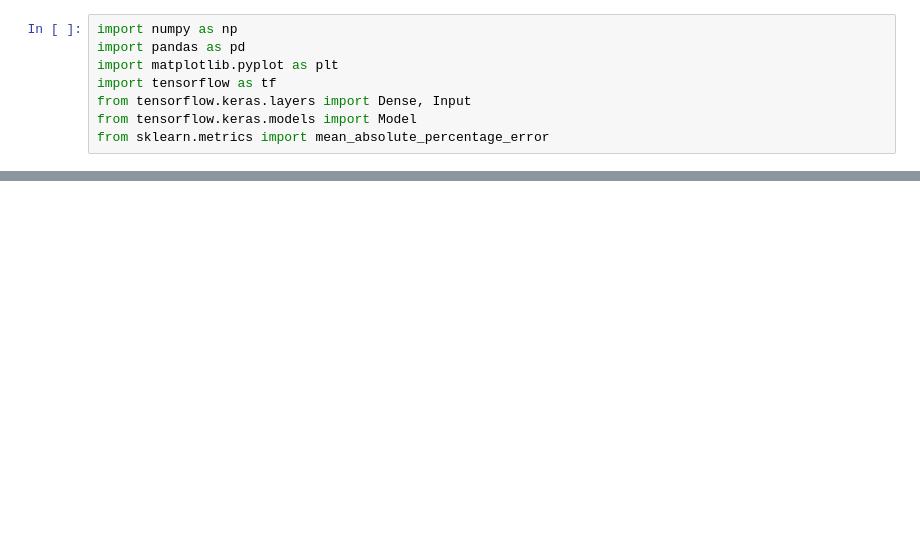
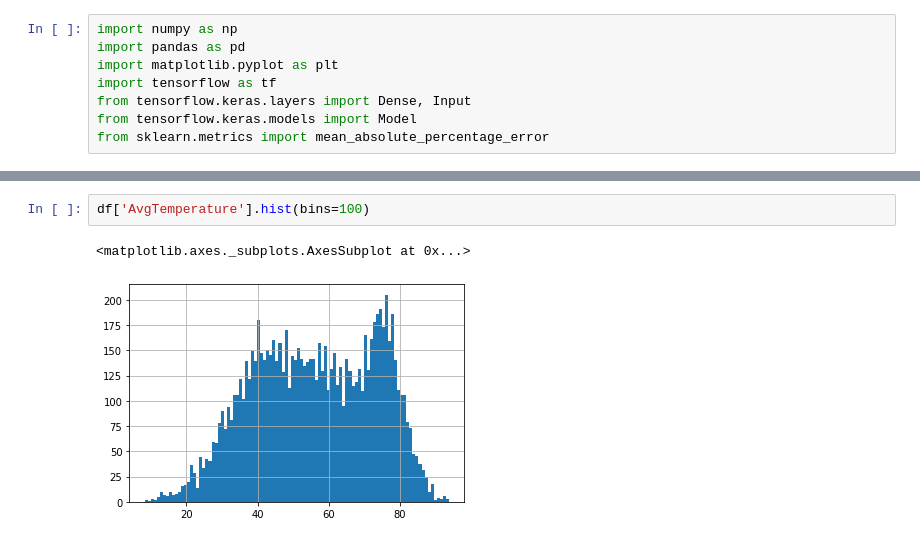
Before and after one commit to maryamzamani11/ANN_Temperature_Timeseries, a Jupyter notebook: TF_ANN_Temperature.ipynb, the cells around one changed output, grey strips where cells are left out. Saved outputs shown, nothing was run; the diff lists cells and outputs as text; blank space fills up the shorter version.

```diff
--- a/TF_ANN_Temperature.ipynb
+++ b/TF_ANN_Temperature.ipynb
@@ -27,0 +64,5 @@ There are some outliers in the data-set, those couldn't be a true temperature da
+# %%
+df['AvgTemperature'].hist(bins=100)
+# %% [output]
+<matplotlib.axes._subplots.AxesSubplot at 0x...>
+[figure, added]
```
Also changed, not shown: parts of 55 cells of this notebook.
